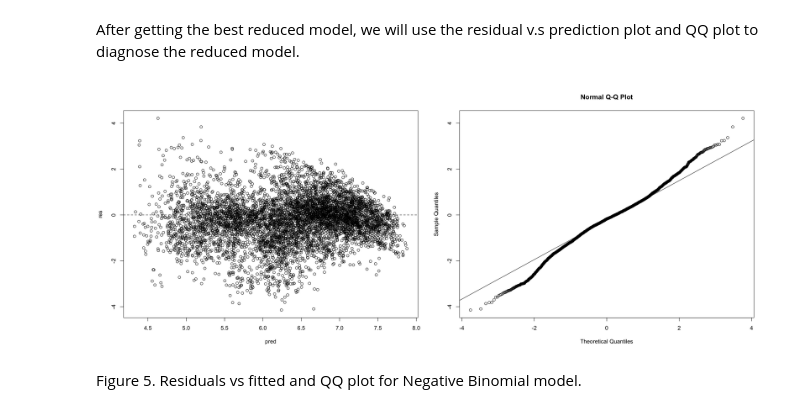
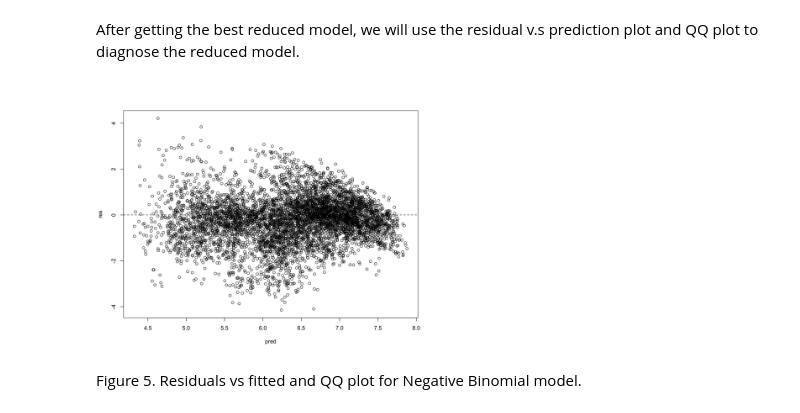
Before and after one commit to xiaohu1122/538A_project, a Jupyter notebook: 538A_Final_Project.ipynb, the cells around one changed output. Saved outputs shown, nothing was run; the diff lists cells and outputs as text; code cells hidden in the pictures.

```diff
--- a/538A_Final_Project.ipynb
+++ b/538A_Final_Project.ipynb
@@ -413,13 +419,13 @@ After getting the best reduced model, we will use the residual v.s prediction pl
 # %%
 options(repr.plot.width=20, repr.plot.height=8)
 par(mfrow=c(1,2))
 res <- residuals(AIC_nbinomial_model, type="deviance")
 pred <- predict(AIC_nbinomial_model)
 plot(pred, res)
 abline(h=0, lty=2)
-qqnorm(res)
-qqline(res)
+#qqnorm(res)
+#qqline(res)
 # %% [output]
-[figure, old version]
+[figure, new version]
 # %% [markdown]
 Figure 5. Residuals vs fitted and QQ plot for Negative Binomial model.
```
Also changed, not shown: parts of 9 cells of this notebook.
